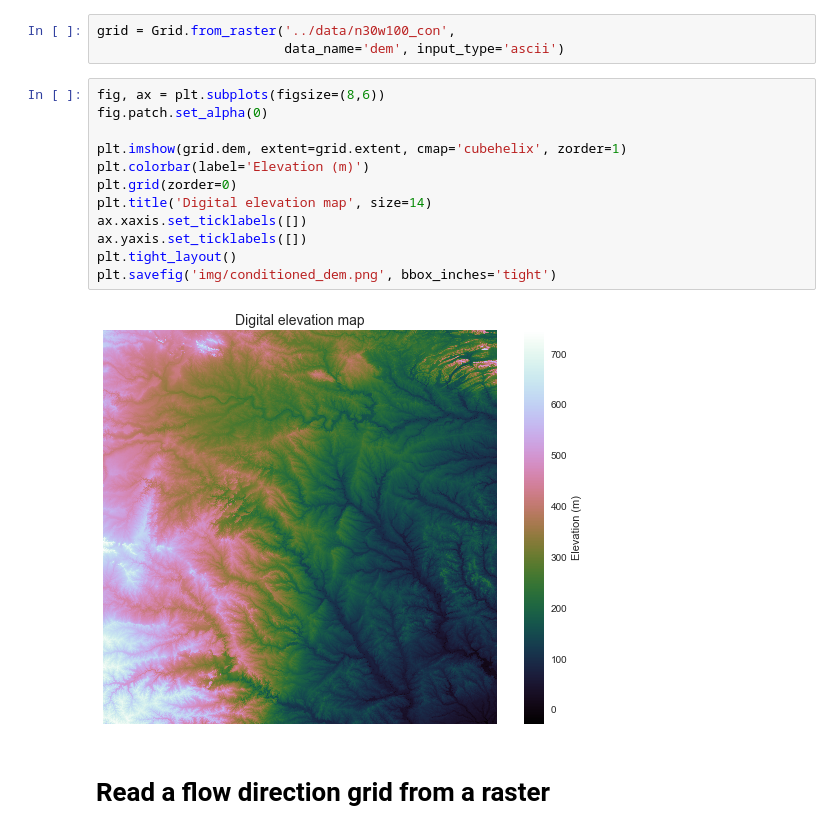
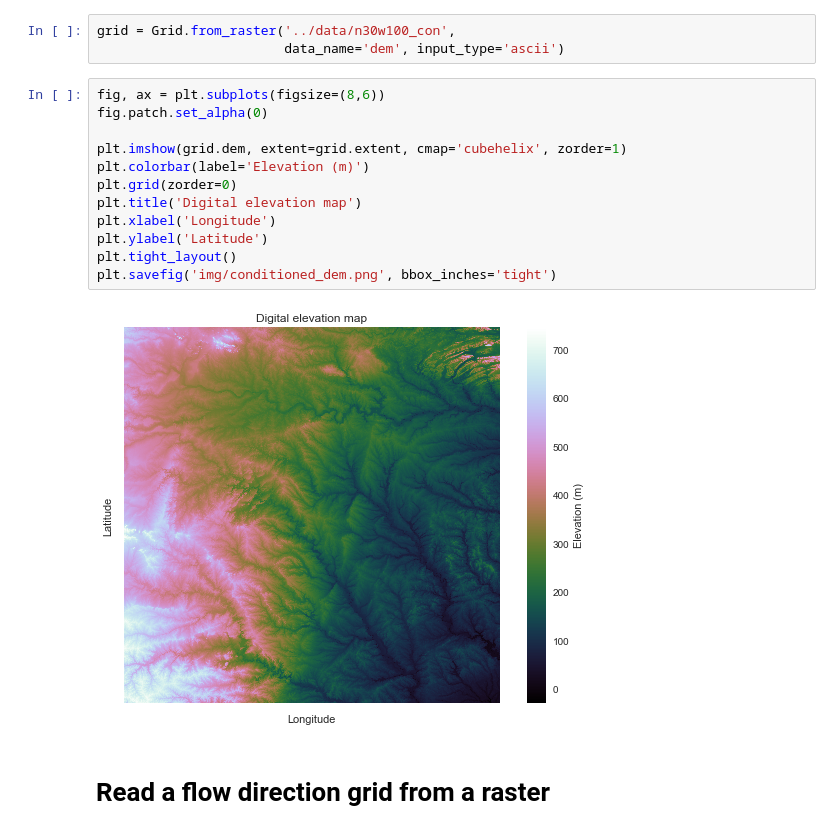
Before and after one commit to mdbartos/pysheds, a Jupyter notebook: examples/quickstart.ipynb, the cells around one changed output. Drawn from its saved outputs; the diff is of its cells as text.

```diff
--- a/examples/quickstart.ipynb
+++ b/examples/quickstart.ipynb
@@ -18,17 +18,17 @@ grid = Grid.from_raster('../data/n30w100_con',
 # %%
 fig, ax = plt.subplots(figsize=(8,6))
 fig.patch.set_alpha(0)
 
 plt.imshow(grid.dem, extent=grid.extent, cmap='cubehelix', zorder=1)
 plt.colorbar(label='Elevation (m)')
 plt.grid(zorder=0)
-plt.title('Digital elevation map', size=14)
-ax.xaxis.set_ticklabels([])
-ax.yaxis.set_ticklabels([])
+plt.title('Digital elevation map')
+plt.xlabel('Longitude')
+plt.ylabel('Latitude')
 plt.tight_layout()
 plt.savefig('img/conditioned_dem.png', bbox_inches='tight')
 # %% [output]
-[figure, old version]
+[figure, new version]
 # %% [markdown]
 # Read a flow direction grid from a raster
 # %% [markdown]
```
Also changed, not shown: parts of 1 cell of this notebook, 3 other files.
